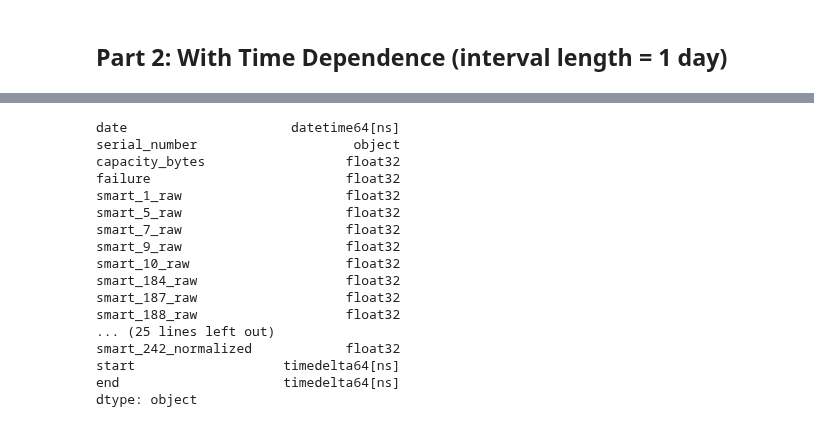
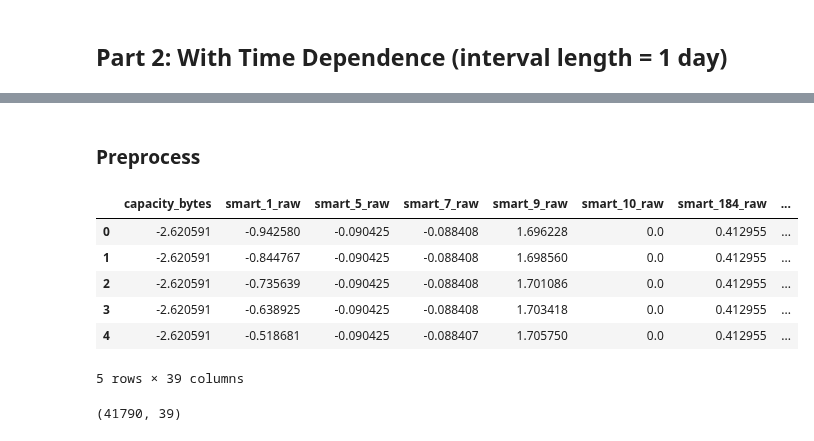
Before and after one commit to aicoe-aiops/ceph_drive_failure, a Jupyter notebook: survival_analysis_exp.ipynb, the cells around one changed output, grey strips where cells are left out. Drawn from its saved outputs; the diff is of its cells as text; code cells hidden in the pictures.

```diff
--- a/survival_analysis_exp.ipynb
+++ b/survival_analysis_exp.ipynb
@@ -449,11 +435,14 @@ def get_start_timedelta(group):
     return group.assign(start=group['date']-group['date'].min())
 # %%
 # convert from str to datetime
-df['date'] = df['date'].astype('datetime64')
+X_df['date'] = X_df['date'].astype('datetime64')
 
-# create meta of the resulting df otherwise dask complains
-start_meta = df._meta
-start_meta = start_meta.assign(start=start_meta['date']-start_meta['date'].min())
+# # create meta of the resulting X_df otherwise dask complains
+# start_meta = X_df._meta
+# start_meta = start_meta.assign(start=start_meta['date']-start_meta['date'].min())
 
 # get start date as 0 for the first day and 1, 2, 3... for the next. result will be multiindexed so reset index
-df = df.groupby('serial_number').apply(get_start_timedelta, meta=start_meta).reset_index(drop=True)
+X_df = X_df.groupby('serial_number').apply(get_start_timedelta).reset_index(drop=True)
+
+# add the end day as one more than start day
+X_df['end'] = X_df['start'] + np.timedelta64(1, 'D')
@@ -485,20 +449,2 @@ df.compute()
-# %%
-df.dtypes
-# %% [output]
-date                     datetime64[ns]
-serial_number                    object
-capacity_bytes                  float32
-failure                         float32
-smart_1_raw                     float32
-smart_5_raw                     float32
-smart_7_raw                     float32
-smart_9_raw                     float32
-smart_10_raw                    float32
-smart_184_raw                   float32
-smart_187_raw                   float32
-smart_188_raw                   float32
-... (25 lines left out)
-smart_242_normalized            float32
-start                   timedelta64[ns]
-end                     timedelta64[ns]
-dtype: object
+# %% [markdown]
+### Preprocess
@@ -504,0 +463,14 @@ dtype: object
+# %%
+# combine scaled featuers and lavels
+X_df_scaled = pd.concat([feats, X_df[['serial_number', 'failure', 'start', 'end']]], axis=1)
+X_df_scaled.head()
+X_df_scaled.shape
+# %% [output]
+|  | capacity_bytes | smart_1_raw | smart_5_raw | smart_7_raw | smart_9_raw | smart_10_raw | smart_184_raw | ... |
+| 0 | -2.620591 | -0.942580 | -0.090425 | -0.088408 | 1.696228 | 0.0 | 0.412955 | ... |
+| 1 | -2.620591 | -0.844767 | -0.090425 | -0.088408 | 1.698560 | 0.0 | 0.412955 | ... |
+| 2 | -2.620591 | -0.735639 | -0.090425 | -0.088408 | 1.701086 | 0.0 | 0.412955 | ... |
+| 3 | -2.620591 | -0.638925 | -0.090425 | -0.088408 | 1.703418 | 0.0 | 0.412955 | ... |
+| 4 | -2.620591 | -0.518681 | -0.090425 | -0.088407 | 1.705750 | 0.0 | 0.412955 | ... |
+5 rows × 39 columns
+(41790, 39)
```
Also changed, not shown: parts of 37 cells of this notebook.
